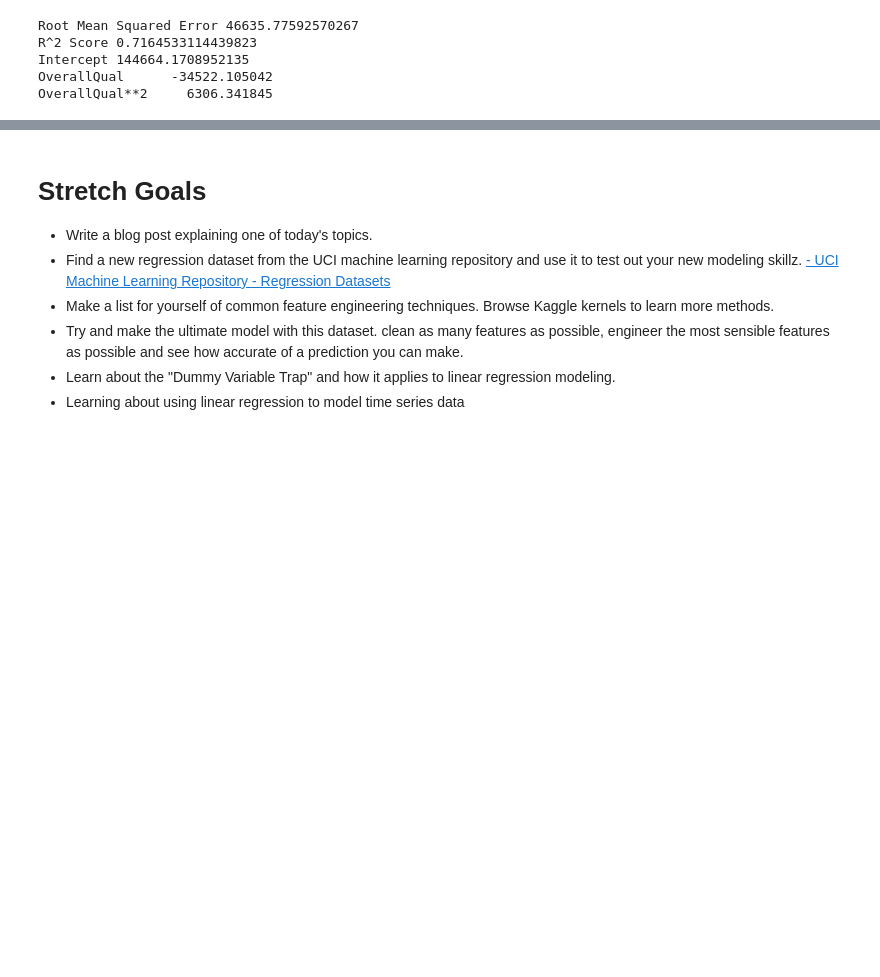
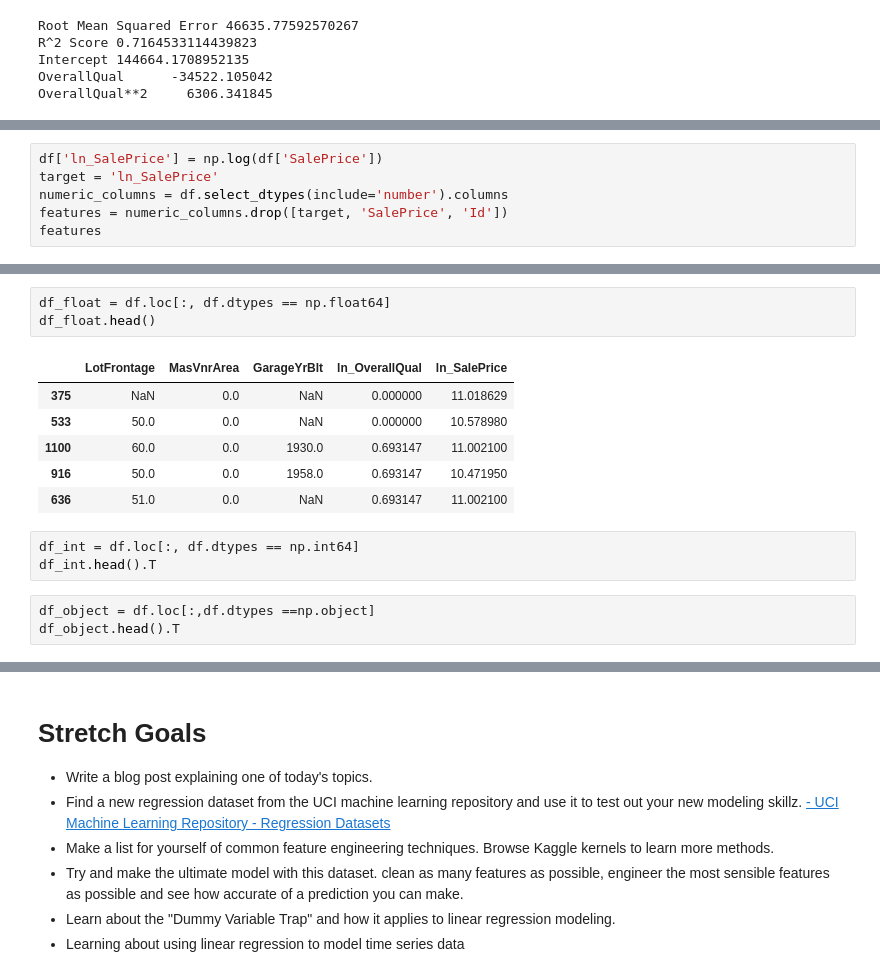
Before and after one commit to LambdaSchool/DS-Unit-2-Sprint-2-Regression, a Jupyter notebook: module2-polynomial-multiple-regression/Polynomial_Log_linear_Regression_Assignment.ipynb, the cells around one changed output, grey strips where cells are left out. Saved outputs shown, nothing was run; the diff lists cells and outputs as text; blank space fills up the shorter version.

```diff
--- a/module2-polynomial-multiple-regression/Polynomial_Log_linear_Regression_Assignment.ipynb
+++ b/module2-polynomial-multiple-regression/Polynomial_Log_linear_Regression_Assignment.ipynb
@@ -212,0 +212,6 @@ interact(polynomial_regression, degrees=(1,10))
+# %%
+df['ln_SalePrice'] = np.log(df['SalePrice'])
+target = 'ln_SalePrice'
+numeric_columns = df.select_dtypes(include='number').columns
+features = numeric_columns.drop([target, 'SalePrice', 'Id'])
+features
@@ -212,0 +264,16 @@ interact(polynomial_regression, degrees=(1,10))
+# %%
+df_float = df.loc[:, df.dtypes == np.float64]
+df_float.head()
+# %% [output]
+|  | LotFrontage | MasVnrArea | GarageYrBlt | ln_OverallQual | ln_SalePrice |
+| 375 | NaN | 0.0 | NaN | 0.000000 | 11.018629 |
+| 533 | 50.0 | 0.0 | NaN | 0.000000 | 10.578980 |
+| 1100 | 60.0 | 0.0 | 1930.0 | 0.693147 | 11.002100 |
+| 916 | 50.0 | 0.0 | 1958.0 | 0.693147 | 10.471950 |
+| 636 | 51.0 | 0.0 | NaN | 0.693147 | 11.002100 |
+# %%
+df_int = df.loc[:, df.dtypes == np.int64]
+df_int.head().T
+# %%
+df_object = df.loc[:,df.dtypes ==np.object]
+df_object.head().T
```
Also changed, not shown: parts of 10 cells of this notebook.
